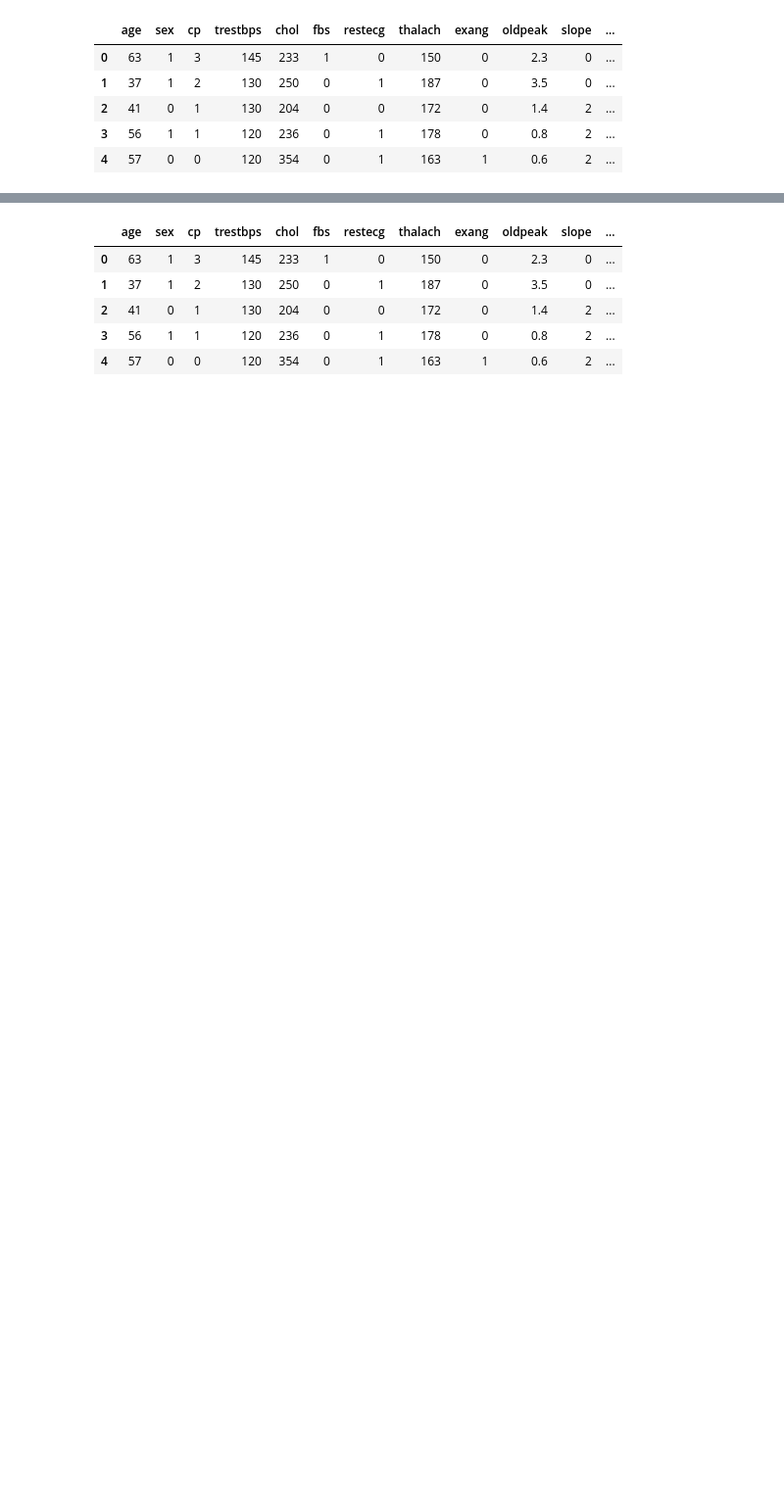
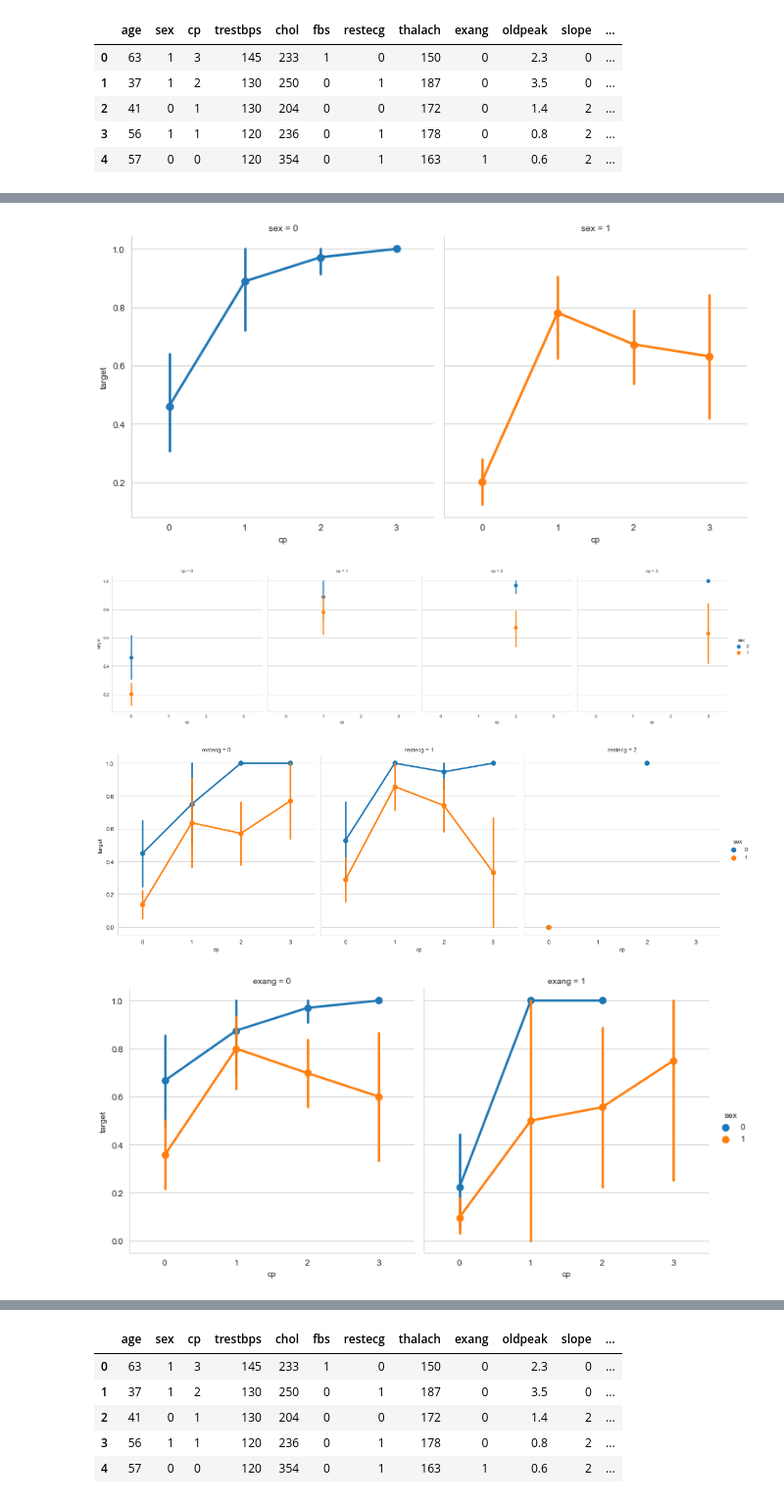
Before and after one commit to tabers77/Machine-Learning-Projects, a Jupyter notebook: Auto-encoders for classification /Auto-encoders for classification .ipynb, the cells around one changed output, grey strips where cells are left out. Shown at 98% size. Drawn from its saved outputs; the diff is of its cells as text; code cells hidden in the pictures; blank space fills up the shorter version.

```diff
--- a/Auto-encoders for classification /Auto-encoders for classification .ipynb
+++ b/Auto-encoders for classification /Auto-encoders for classification .ipynb
@@ -57,0 +156,9 @@ check for imbalanced data set , use precision and recall , data undersampleing
+# %%
+for col in cat_col:
+    sns.catplot(x='cp',y='target',kind='point',data = df,col=col,hue='sex')
+    plt.show()
+# %% [output]
+[figure, added]
+[figure, added]
+[figure, added]
+[figure, added]
```
Also changed, not shown: parts of 152 cells of this notebook, 4 other files.
